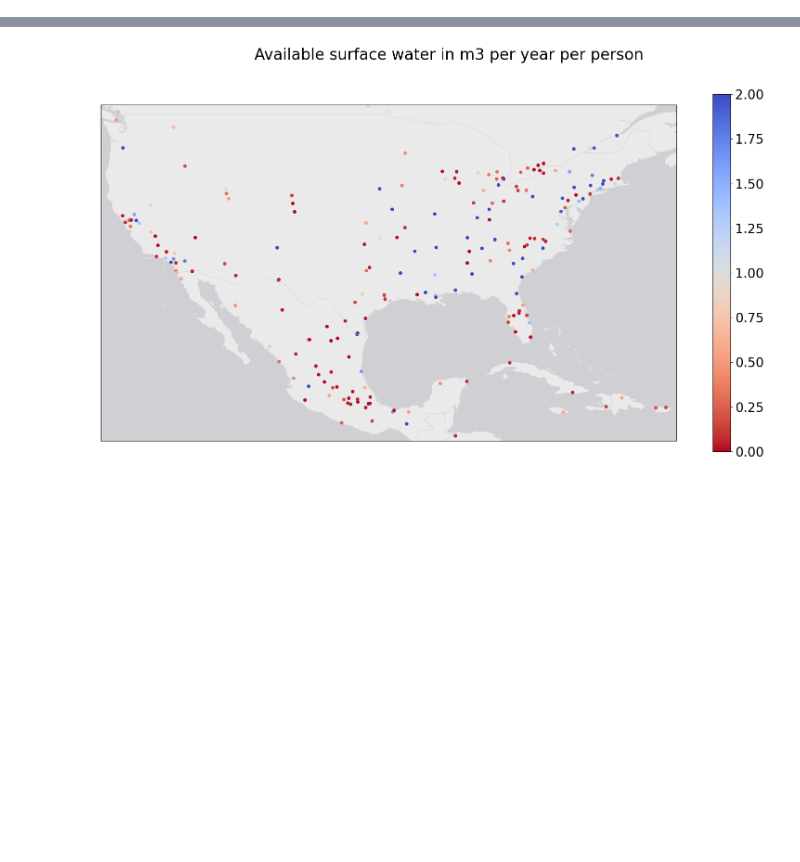
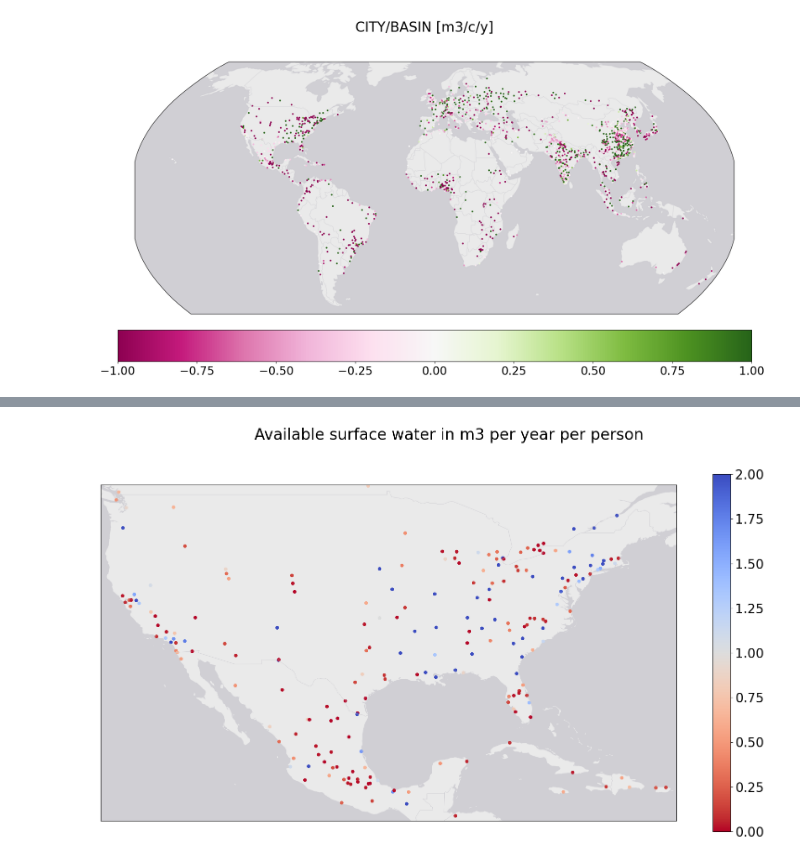
Before and after one commit to HalKiyo/h08_urban, a Jupyter notebook: wsi/pst/city_vs_basin.ipynb, the cells around one changed output, grey strips where cells are left out. Drawn from its saved outputs; the diff is of its cells as text; code cells hidden in the pictures; blank space fills up the shorter version.

Commit message:
new name and availability bug fixed

```diff
--- a/wsi/pst/city_vs_basin.ipynb
+++ b/wsi/pst/city_vs_basin.ipynb
@@ -16,10 +1,76 @@ basin_list = np.load(basin_path)
 # %%
+import os
+import numpy as np
+import matplotlib.pyplot as plt
+import cartopy.crs as ccrs
+import cartopy.feature as cfeature
+import matplotlib.pyplot as plt
+import matplotlib.colors as mcolors
+
+h08dir = '/mnt/c/Users/tsimk/Downloads/dotfiles/h08'
+city_path = f'{h08dir}/wsi/dat/cmy/cmy_citylonlat.npy'
+basin_path = f'{h08dir}/wsi/dat/cmy/cmy_basinlonlat.npy'
+city_list = np.load(city_path)
+basin_list = np.load(basin_path)
+#([city_num, cnt_lon, cnt_lat, cmy])
+
 RATE = []
+DIFF = []
 # city/basin
-# blue = city has more water availability per capita (m3/cap/year)
-# red = basin has more water availability per capita (m3/cap/year)
+# blue(green) = city has more water availability per capita (m3/cap/year)
+# red(purple) = basin has more water availability per capita (m3/cap/year)
 for i, j in zip(city_list, basin_list):
-    rate = float(i[3]/j[3])
+    #rate = float(i[3]/j[3])
+    rate = i[3]/j[3]
+    diff = i[3] - j[3]
     RATE.append((i[0], i[1], i[2], rate))
+    DIFF.append((i[0], i[1], i[2], diff))
 
-rate_array =  np.array(RATE)
+# diff
+diff_array = np.array(DIFF)
+percentile = 50
+max_abs_diff = np.percentile(np.abs(diff_array[:, 3]), percentile)
+diff_tmp = diff_array[:,3] / max_abs_diff
+diff_array[:,3] = diff_tmp
+
+# rate
+rate_array = np.array(RATE)
+rate_tmp = np.empty(len(rate_array))
+for i in range(len(rate_array)):
+        rate_tmp[i] = np.where(rate_array[i, 3] > 1, rate_array[i,3], -1/rate_array[i, 3])
+rate_array[:, 3] = rate_tmp
+
+def plot_world(array, norm, cmap, extent):
+    #norm = mcolors.TwoSlopeNorm(vcenter=0, vmin=-0.2, vmax=0.2)
+    #cmap = 'coolwarm_r'
+    #cmap = 'PiYG'
+
+    plt.rcParams["font.size"] = 20
+    projection = ccrs.Robinson(central_longitude=0)
+    crs = ccrs.PlateCarree()
+    fig, ax = plt.subplots(figsize=(20,10), subplot_kw={'projection': projection})
+    ax.set_extent(extent, crs=crs)
+    img = ax.scatter(
+                  array[:, 1],
+                  array[:, 2],
+                  c=array[:, 3],
+                  s=4,
+                  cmap= cmap,
+                  norm=norm,
+                  transform=ccrs.PlateCarree(),
+                 )
+    #ax.gridlines()
+    ax.add_feature(cfeature.LAND, edgecolor='none', facecolor='#eaeaea')
+    ax.add_feature(cfeature.OCEAN, edgecolor='none', facecolor='#d0cfd4')
+    ax.add_feature(cfeature.COASTLINE, linewidth=0.1,edgecolor='#d0cfd4')
+    ax.add_feature(cfeature.BORDERS, linestyle='-', linewidth=0.5, edgecolor='#d0cfd4')
+    cbar = fig.colorbar(img, ax=ax, orientation='horizontal', pad=0.05)
+    fig.suptitle('CITY/BASIN [m3/c/y]')
+    plt.show()
+
+norm = mcolors.TwoSlopeNorm(vcenter=0, vmin=-1, vmax=1)
+cmap = 'PiYG'
+extent = [-180, 180, -60, 75]
+plot_world(diff_array, norm, cmap, extent)
+# %% [output]
+[figure, added]
```
Also changed, not shown: parts of 5 cells of this notebook, 7 other files.
